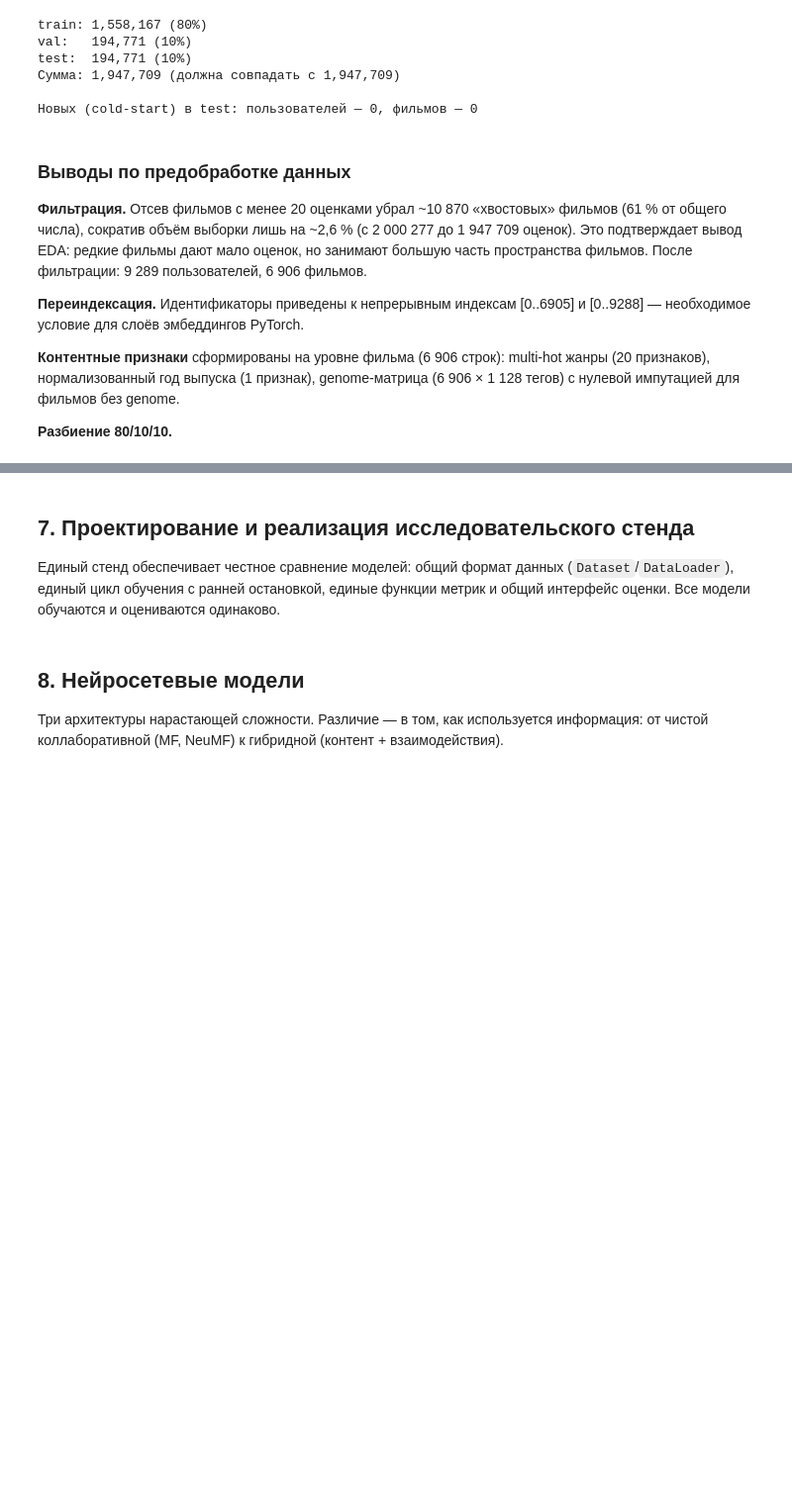
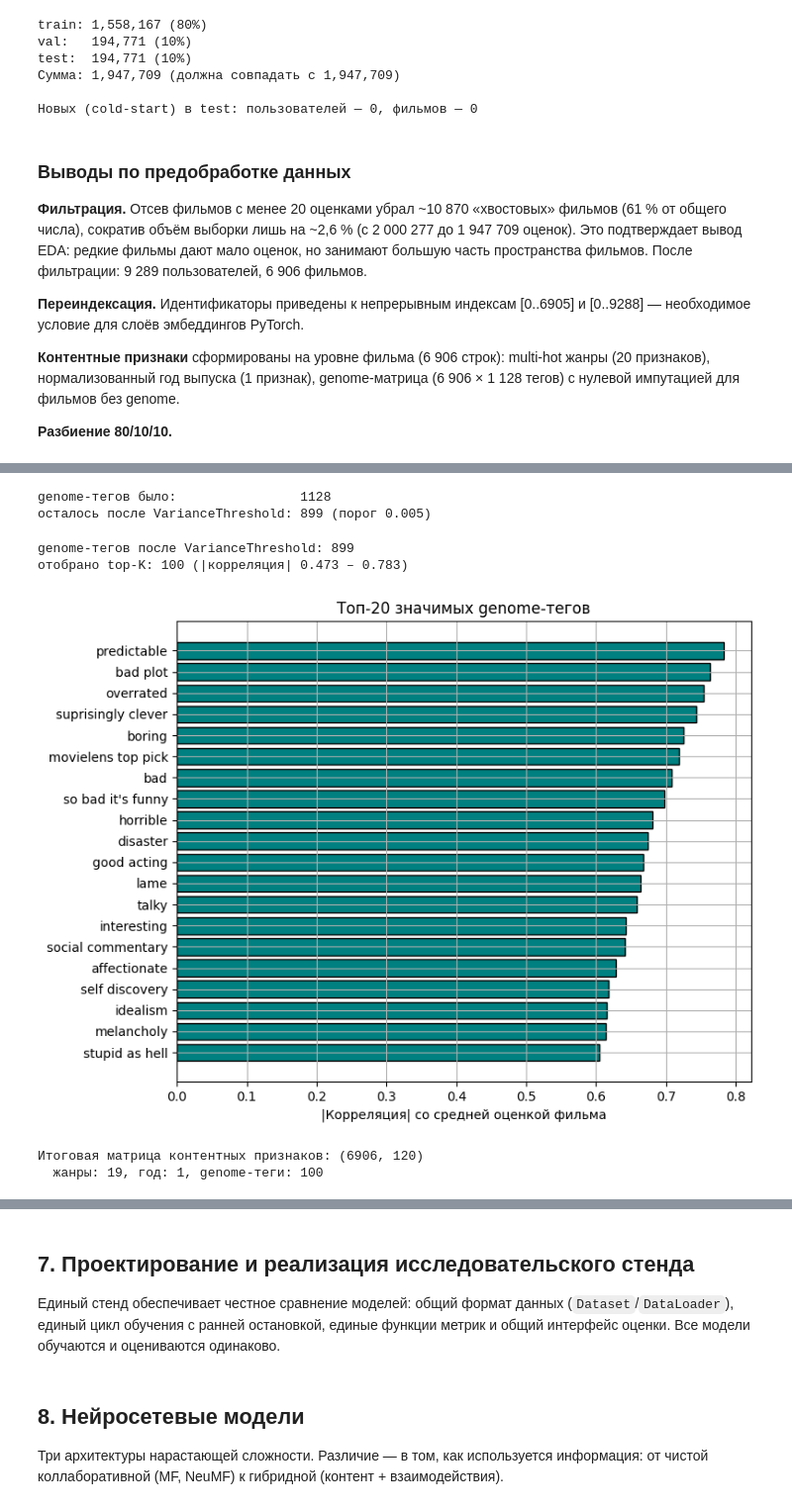
Before and after one commit to OlyuninVyacheslav/movie_rating, a Jupyter notebook: movie_rating.ipynb, the cells around one changed output, grey strips where cells are left out. Shown at 99% size. Drawn from its saved outputs; the diff is of its cells as text; code cells hidden in the pictures; blank space fills up the shorter version.

```diff
--- a/movie_rating.ipynb
+++ b/movie_rating.ipynb
@@ -892,0 +915,74 @@ _(Список отобранных признаков и краткое обо
+# %%
+# --- Шаг 1: удаление низковариативных genome-тегов ---
+# Отбор применяем ТОЛЬКО к genome-тегам. Многие теги почти постоянны
+# (нерелевантны большинству фильмов) — они не помогают различать фильмы,
+# поэтому отсекаем их по дисперсии.
+
+from sklearn.feature_selection import VarianceThreshold
+
+var_selector = VarianceThreshold(threshold=0.005)
+genome_var = var_selector.fit_transform(genome_mat)
+var_mask = var_selector.get_support()   # маска оставленных тегов
+tagid_var = tag_cols[var_mask]          # их исходные tagId
+
+print(f"genome-тегов было:                {genome_mat.shape[1]}")
+print(f"осталось после VarianceThreshold: {genome_var.shape[1]} (порог 0.005)")
+# %% [output]
+genome-тегов было:                1128
+осталось после VarianceThreshold: 899 (порог 0.005)
+# %%
+# --- Шаги 2–3: значимость тегов, отбор top-K и сборка матрицы признаков ---
+# Оцениваем связь каждого тега (после VarianceThreshold) с целевой переменной:
+# считаем среднюю оценку фильма ПО TRAIN (без утечки из val/test) и берём
+# |корреляцию| релевантности тега с ней. Оставляем top-K тегов, визуализируем
+# их и собираем итоговую матрицу контентных признаков для гибридной модели.
+
+TOP_K_TAGS = 100  # сколько genome-тегов оставить
+
+# Средняя оценка фильма по обучающей выборке (индекс — movie_idx)
+movie_mean = train_df.groupby("movie_idx")["rating"].mean().reindex(range(n_movies))
+
+# Теги после VarianceThreshold в виде DataFrame (столбцы — tagId)
+genome_var_df = pd.DataFrame(genome_var, columns=tagid_var)
+
+# |Корреляция Пирсона| каждого тега со средней оценкой фильма -> top-K
+corr = genome_var_df.corrwith(movie_mean).abs().dropna()
+top_tags = corr.sort_values(ascending=False).head(TOP_K_TAGS)
+selected_tagid = top_tags.index.to_numpy()
+
+print(f"genome-тегов после VarianceThreshold: {genome_var.shape[1]}")
+print(f"отобрано top-K: {len(selected_tagid)} "
+      f"(|корреляция| {top_tags.min():.3f} – {top_tags.max():.3f})")
+
+# Топ-20 тегов с названиями — для наглядности
+top20 = top_tags.head(20).rename_axis("tagId").reset_index(name="corr")
+top20["tagId"] = top20["tagId"].astype(int)
+top20 = top20.merge(genome_tags, on="tagId")
+
+plt.figure(figsize=(8, 6))
+plt.barh(top20["tag"], top20["corr"], edgecolor="black", color="teal")
+plt.gca().invert_yaxis()
+plt.xlabel("|Корреляция| со средней оценкой фильма")
+plt.title("Топ-20 значимых genome-тегов")
+plt.tight_layout()
+plt.show()
+
+# Итоговая матрица признаков: жанры (19) + год (1) + отобранные теги (K).
+sel_mask = np.isin(tag_cols, selected_tagid)
+genome_selected = genome_mat[:, sel_mask]
+
+content_mat = np.hstack([
+    genres_mat,                  # жанры (multi-hot)
+    year_vec.reshape(-1, 1),     # нормализованный год выпуска
+    genome_selected,             # отобранные genome-теги
+]).astype("float32")
+
+content_cols = genre_cols + ["release_year"] + [f"tag_{t}" for t in tag_cols[sel_mask]]
+print(f"Итоговая матрица контентных признаков: {content_mat.shape}")
+print(f"  жанры: {len(genre_cols)}, год: 1, genome-теги: {int(sel_mask.sum())}")
+# %% [output]
+genome-тегов после VarianceThreshold: 899
+отобрано top-K: 100 (|корреляция| 0.473 – 0.783)
+[figure, added]
+Итоговая матрица контентных признаков: (6906, 120)
+  жанры: 19, год: 1, genome-теги: 100
```
Also changed, not shown: parts of 10 cells of this notebook, 1 other file.
